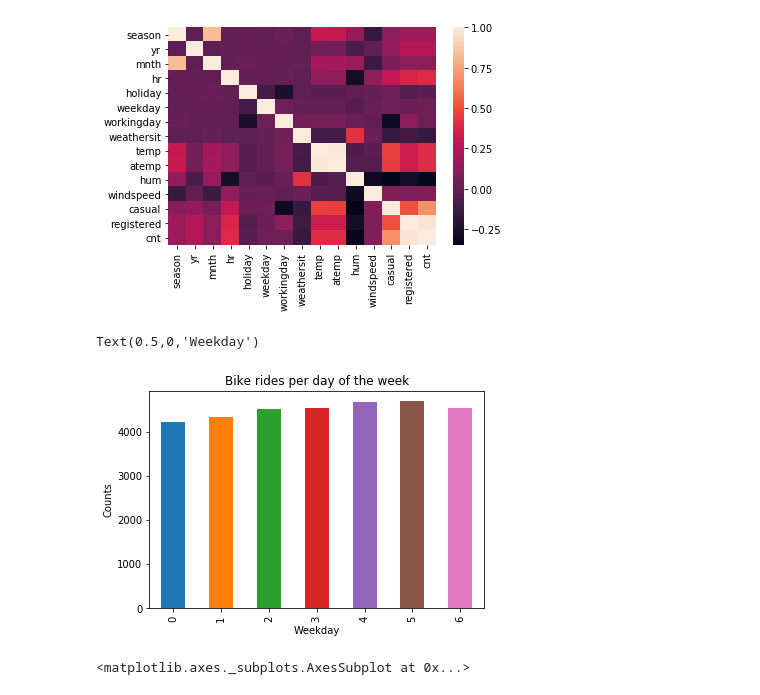
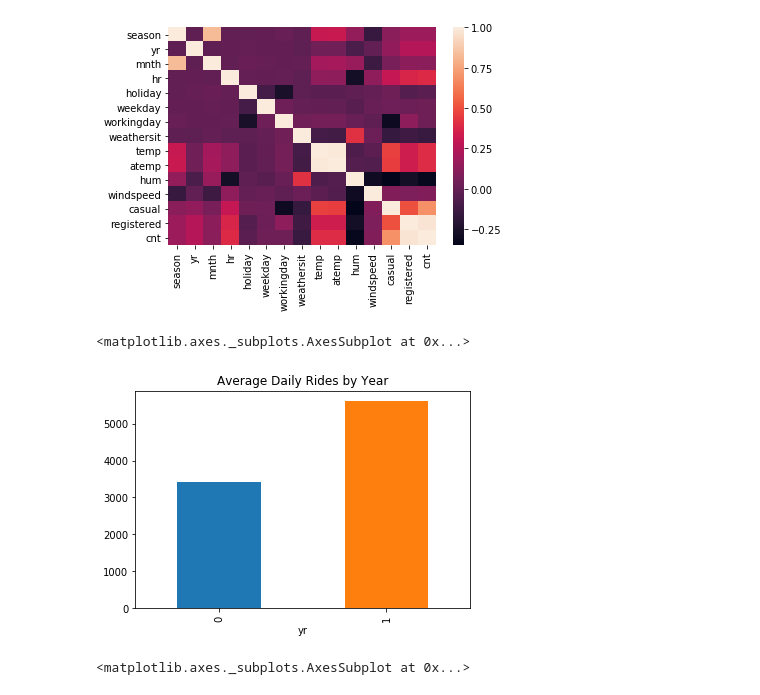
Before and after one commit to meoriordan/Intro-to-Data-Science-Project, a Jupyter notebook: Project.ipynb, the cells around one changed output. Drawn from its saved outputs; the diff is of its cells as text; code cells hidden in the pictures.

```diff
--- a/Project.ipynb
+++ b/Project.ipynb
@@ -234,17 +232,22 @@ sns.heatmap(bikeHourlyCorrelations)
 <matplotlib.axes._subplots.AxesSubplot at 0x...>
 [figure]
 # %%
+yrGroups = bikeDailyData.groupby("yr")
+yrRides = yrGroups["cnt"].agg(np.mean)
+
+seasonGroups = bikeDailyData.groupby("season")
+seasonRides = seasonGroups["cnt"].agg(np.mean)
+
 weekdayGroups = bikeDailyData.groupby("weekday")
 weekdayRides = weekdayGroups["cnt"].agg(np.mean)
-seasonGroups = bikeDailyData.groupby("season")
-seasonRides = seasonGroups["cnt"].agg(np.mean)
+
+hourlyGroups = bikeHourlyData.groupby("hr")
+hrlyRides = hourlyGroups["cnt"].agg(np.mean)
-# %%
-weekdayRides.plot(kind="bar",title = "Bike rides per day of the week")
-sns.mpl.pyplot.ylabel("Counts")
-sns.mpl.pyplot.xlabel("Weekday")
-# %% [output]
-Text(0.5,0,'Weekday')
-[figure, removed]
+# %%
+yrRides.plot(kind="bar", title="Average Daily Rides by Year")
+# %% [output]
+<matplotlib.axes._subplots.AxesSubplot at 0x...>
+[figure, added]
 # %%
 seasonRides.plot(kind="bar",title = "Rides by Season")
 # %% [output]
```
Also changed, not shown: parts of 28 cells of this notebook.
